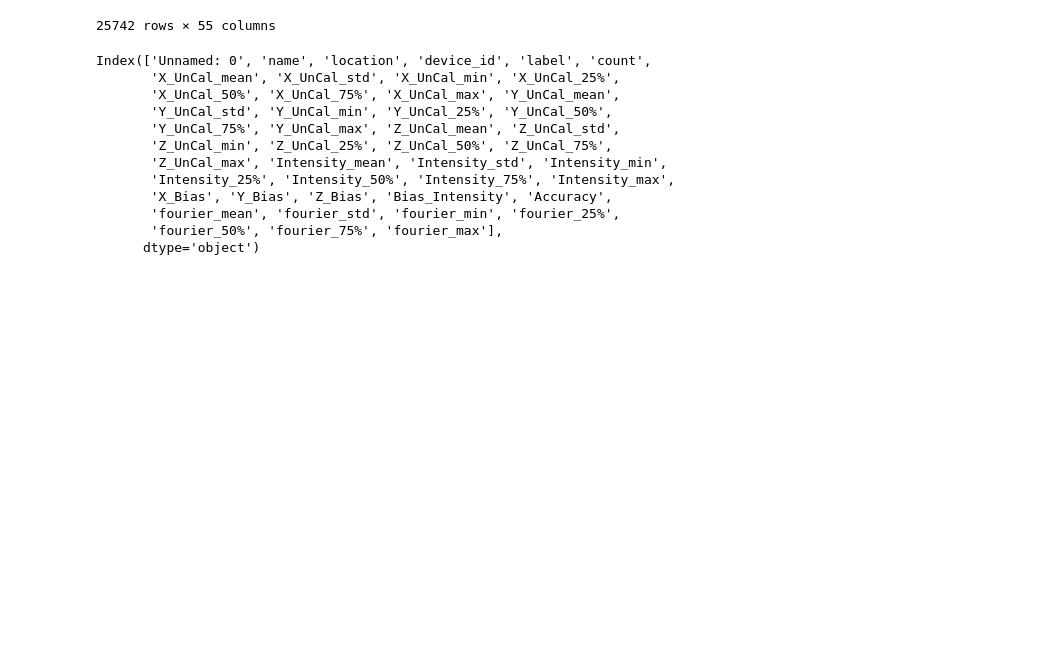
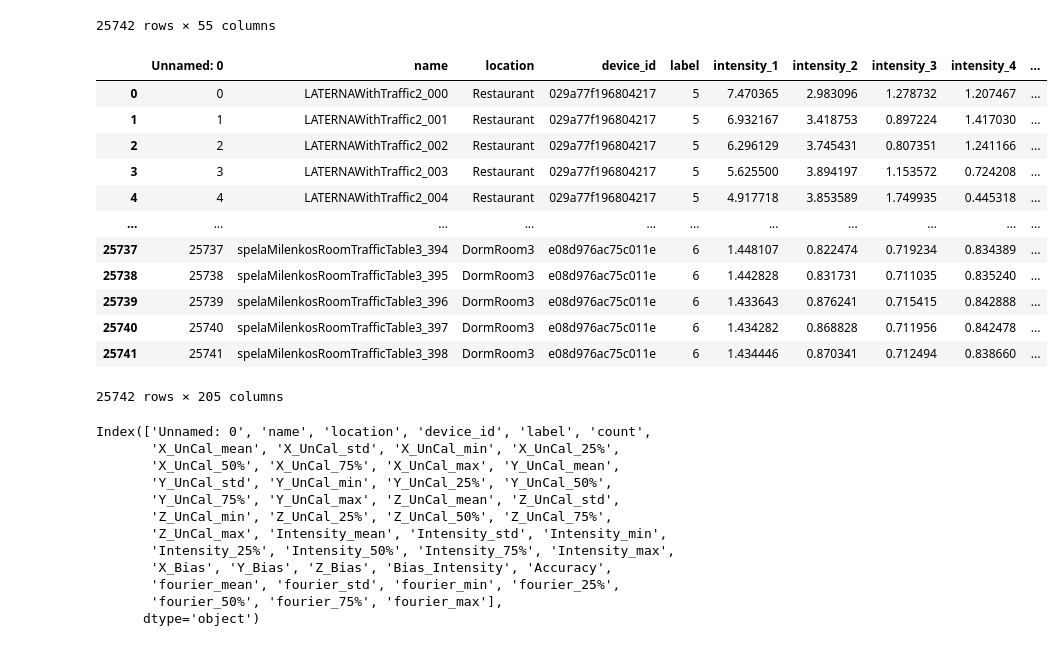
Before and after one commit to magnetometer-identification/DataAnalysis, a Jupyter notebook: notebooks/4.0-mt-feature_selection_and_training-SVM_RF.ipynb, the cells around one changed output. Cells and saved outputs as stored; diff of their text form; code cells hidden in the pictures; blank space fills up the shorter version.

```diff
--- a/notebooks/4.0-mt-feature_selection_and_training-SVM_RF.ipynb
+++ b/notebooks/4.0-mt-feature_selection_and_training-SVM_RF.ipynb
@@ -78,6 +79,26 @@ df_f
 | 25740 | 25740 | spelaMilenkosRoomTrafficTable3_397 | DormRoom3 | e08d976ac75c011e | 6 | 360.426058 | 0.432698 | 0.354572 | 0.419575 | 0.306600 | ... |
 | 25741 | 25741 | spelaMilenkosRoomTrafficTable3_398 | DormRoom3 | e08d976ac75c011e | 6 | 360.423268 | 0.433452 | 0.354840 | 0.417674 | 0.305939 | ... |
 25742 rows × 55 columns
+# %%
+import csv
+import pandas as pd
+
+df_f_norm = pd.read_csv(f"{dataset_path}/{filename3}")
+df_f_norm
+# %% [output]
+|  | Unnamed: 0 | name | location | device_id | label | intensity_1 | intensity_2 | intensity_3 | intensity_4 | ... |
+| 0 | 0 | LATERNAWithTraffic2_000 | Restaurant | 029a77f196804217 | 5 | 7.470365 | 2.983096 | 1.278732 | 1.207467 | ... |
+| 1 | 1 | LATERNAWithTraffic2_001 | Restaurant | 029a77f196804217 | 5 | 6.932167 | 3.418753 | 0.897224 | 1.417030 | ... |
+| 2 | 2 | LATERNAWithTraffic2_002 | Restaurant | 029a77f196804217 | 5 | 6.296129 | 3.745431 | 0.807351 | 1.241166 | ... |
+| 3 | 3 | LATERNAWithTraffic2_003 | Restaurant | 029a77f196804217 | 5 | 5.625500 | 3.894197 | 1.153572 | 0.724208 | ... |
+| 4 | 4 | LATERNAWithTraffic2_004 | Restaurant | 029a77f196804217 | 5 | 4.917718 | 3.853589 | 1.749935 | 0.445318 | ... |
+| ... | ... | ... | ... | ... | ... | ... | ... | ... | ... | ... |
+| 25737 | 25737 | spelaMilenkosRoomTrafficTable3_394 | DormRoom3 | e08d976ac75c011e | 6 | 1.448107 | 0.822474 | 0.719234 | 0.834389 | ... |
+| 25738 | 25738 | spelaMilenkosRoomTrafficTable3_395 | DormRoom3 | e08d976ac75c011e | 6 | 1.442828 | 0.831731 | 0.711035 | 0.835240 | ... |
+| 25739 | 25739 | spelaMilenkosRoomTrafficTable3_396 | DormRoom3 | e08d976ac75c011e | 6 | 1.433643 | 0.876241 | 0.715415 | 0.842888 | ... |
+| 25740 | 25740 | spelaMilenkosRoomTrafficTable3_397 | DormRoom3 | e08d976ac75c011e | 6 | 1.434282 | 0.868828 | 0.711956 | 0.842478 | ... |
+| 25741 | 25741 | spelaMilenkosRoomTrafficTable3_398 | DormRoom3 | e08d976ac75c011e | 6 | 1.434446 | 0.870341 | 0.712494 | 0.838660 | ... |
+25742 rows × 205 columns
 # %%
 df.columns
 # %% [output]
```
Also changed, not shown: parts of 22 cells of this notebook, 12 other files.
